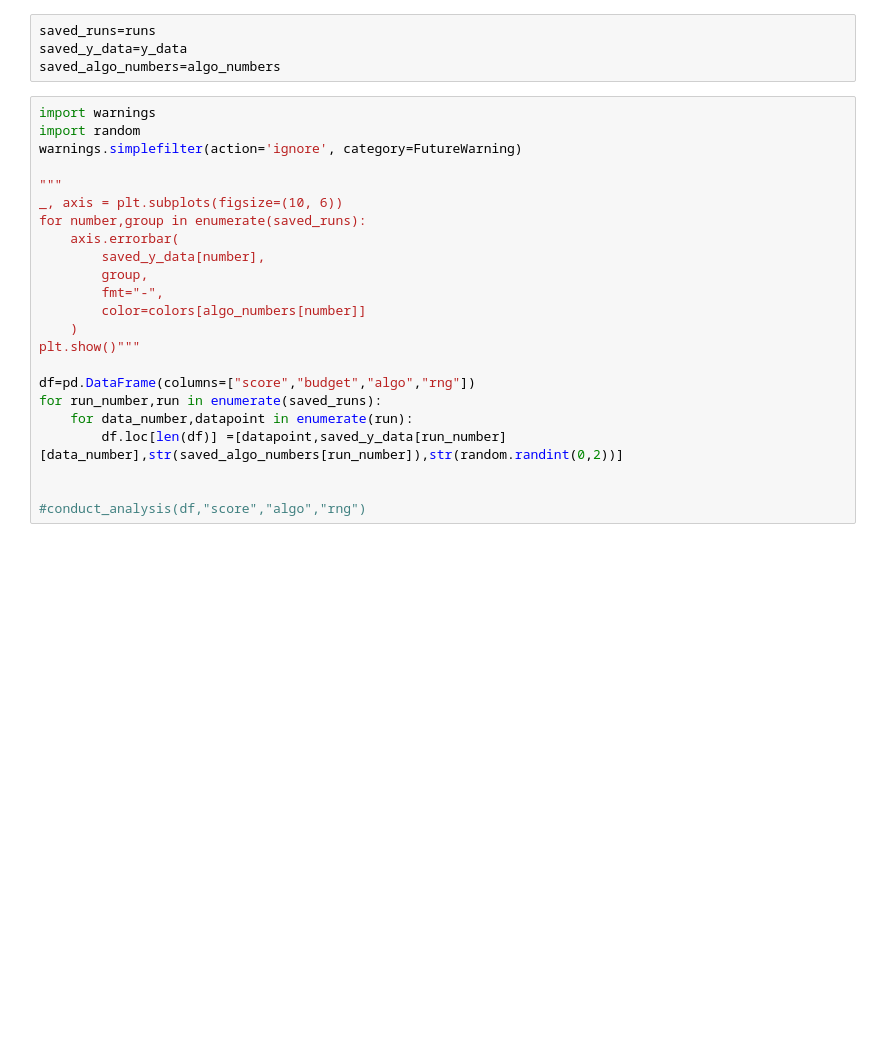
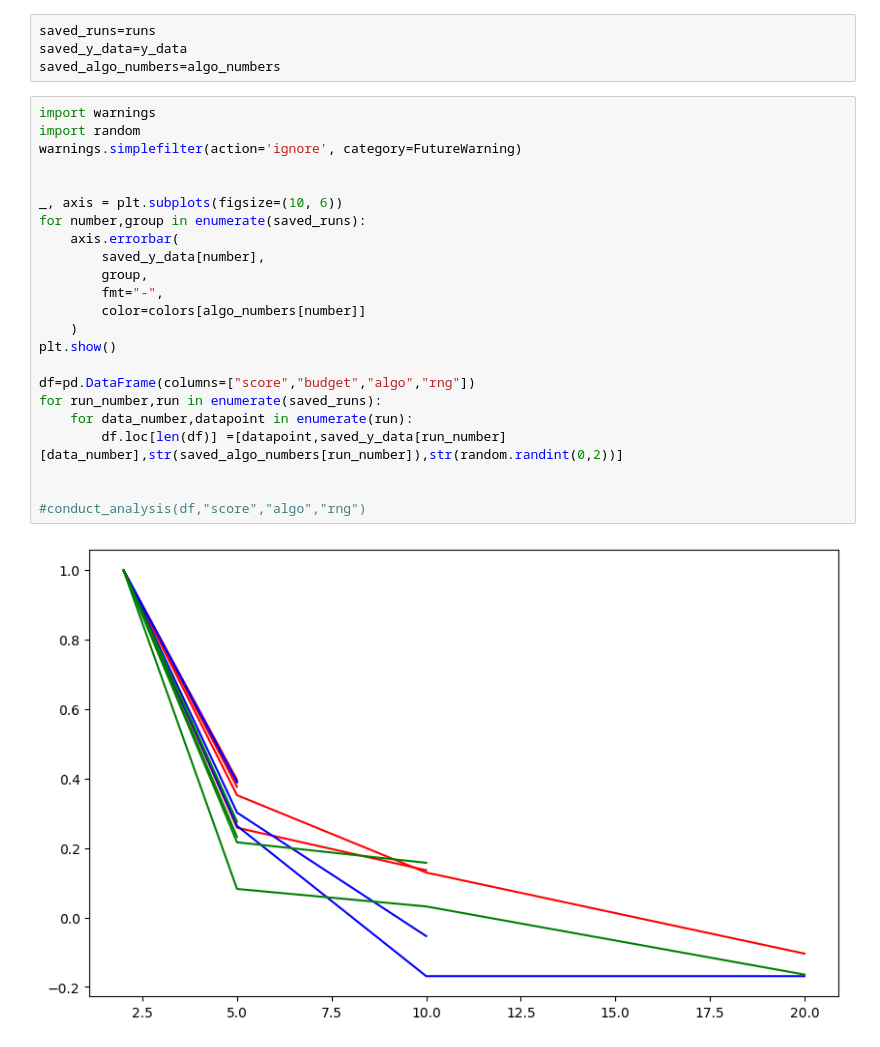
Before and after one commit to automl-private/significance_analysis, a Jupyter notebook: significance_analysis_example/testfield2.ipynb, the cells around one changed output. Cells and saved outputs as stored; diff of their text form; blank space fills up the shorter version.

```diff
--- a/significance_analysis_example/testfield2.ipynb
+++ b/significance_analysis_example/testfield2.ipynb
@@ -77,26 +77,28 @@ saved_algo_numbers=algo_numbers
 # %%
 import warnings
 import random
 warnings.simplefilter(action='ignore', category=FutureWarning)
 
-"""
+
 _, axis = plt.subplots(figsize=(10, 6))
 for number,group in enumerate(saved_runs):
     axis.errorbar(
         saved_y_data[number],
         group,
         fmt="-",
         color=colors[algo_numbers[number]]
     )
-plt.show()"""
+plt.show()
 
 df=pd.DataFrame(columns=["score","budget","algo","rng"])
 for run_number,run in enumerate(saved_runs):
     for data_number,datapoint in enumerate(run):
         df.loc[len(df)] =[datapoint,saved_y_data[run_number][data_number],str(saved_algo_numbers[run_number]),str(random.randint(0,2))]
 
 
 #conduct_analysis(df,"score","algo","rng")
+# %% [output]
+[figure, added]
 # %%
 from pymer4 import Lmer
 
```
Also changed, not shown: parts of 1 cell of this notebook.
